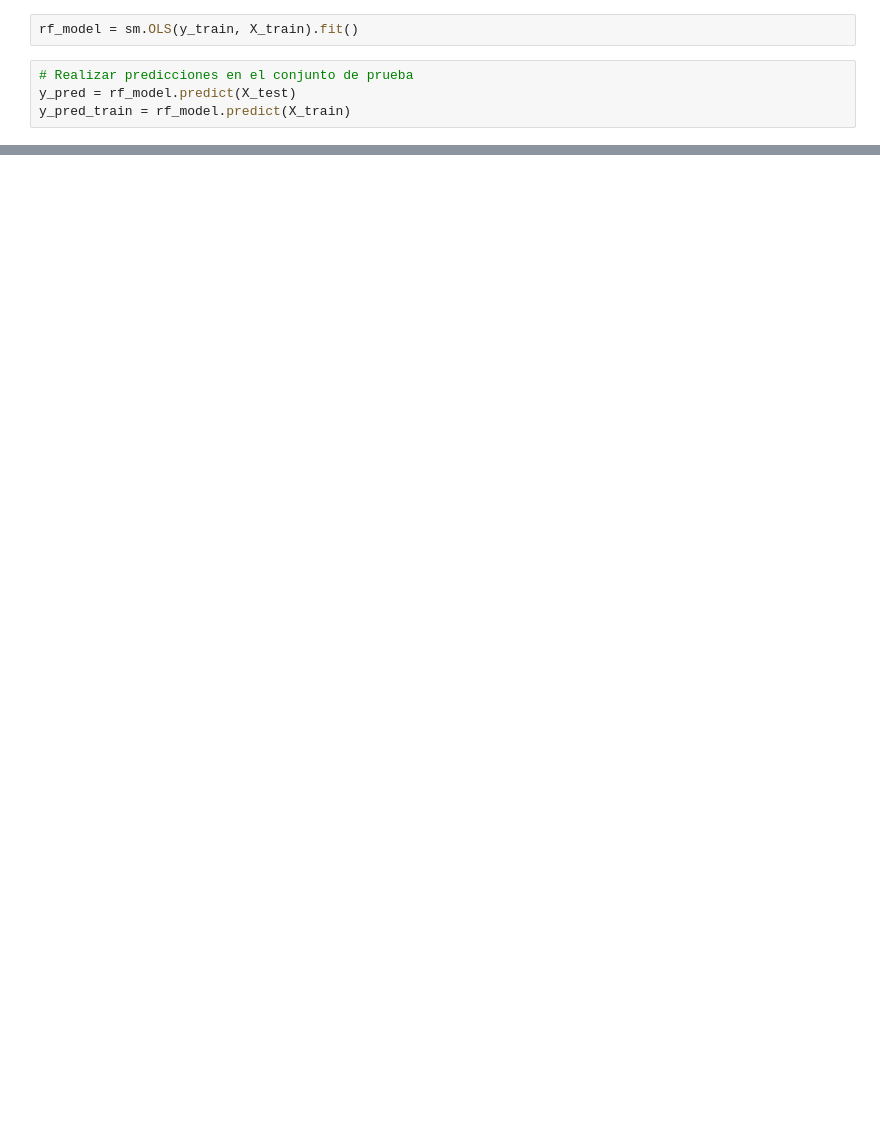
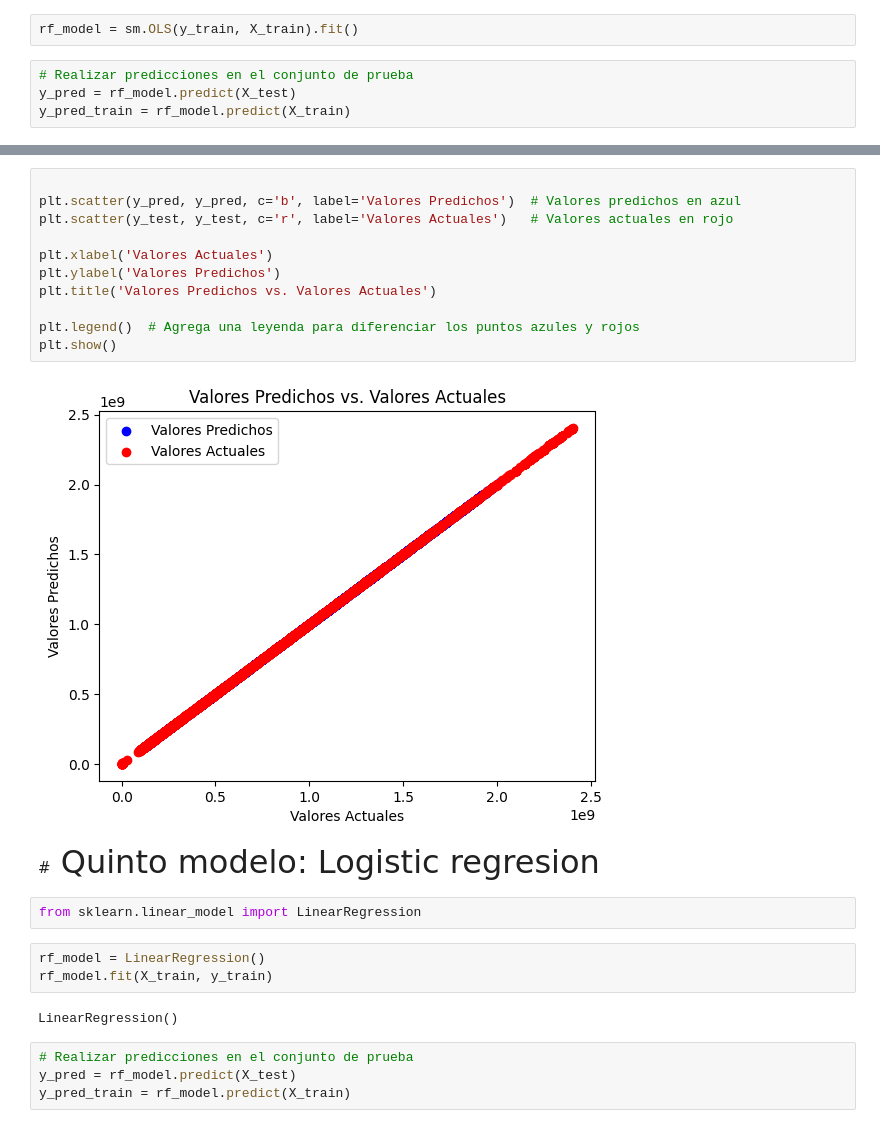
Before and after one commit to Sergio99778/bedu-ml-project, a Jupyter notebook: main_karen.ipynb, the cells around one changed output, grey strips where cells are left out. Cells and saved outputs as stored; diff of their text form; blank space fills up the shorter version.

```diff
--- a/main_karen.ipynb
+++ b/main_karen.ipynb
@@ -556,0 +587,26 @@ plt.show()
+# %%
+
+plt.scatter(y_pred, y_pred, c='b', label='Valores Predichos')  # Valores predichos en azul
+plt.scatter(y_test, y_test, c='r', label='Valores Actuales')   # Valores actuales en rojo
+
+plt.xlabel('Valores Actuales')
+plt.ylabel('Valores Predichos')
+plt.title('Valores Predichos vs. Valores Actuales')
+
+plt.legend()  # Agrega una leyenda para diferenciar los puntos azules y rojos
+plt.show()
+# %% [output]
+[figure, added]
+# %% [markdown]
+#<font color="#3D2FB2 " FACE="futura" size =6> Quinto modelo: Logistic regresion
+# %%
+from sklearn.linear_model import LinearRegression
+# %%
+rf_model = LinearRegression()
+rf_model.fit(X_train, y_train)
+# %% [output]
+LinearRegression()
+# %%
+# Realizar predicciones en el conjunto de prueba
+y_pred = rf_model.predict(X_test)
+y_pred_train = rf_model.predict(X_train)
```
Also changed, not shown: parts of 14 cells of this notebook.
